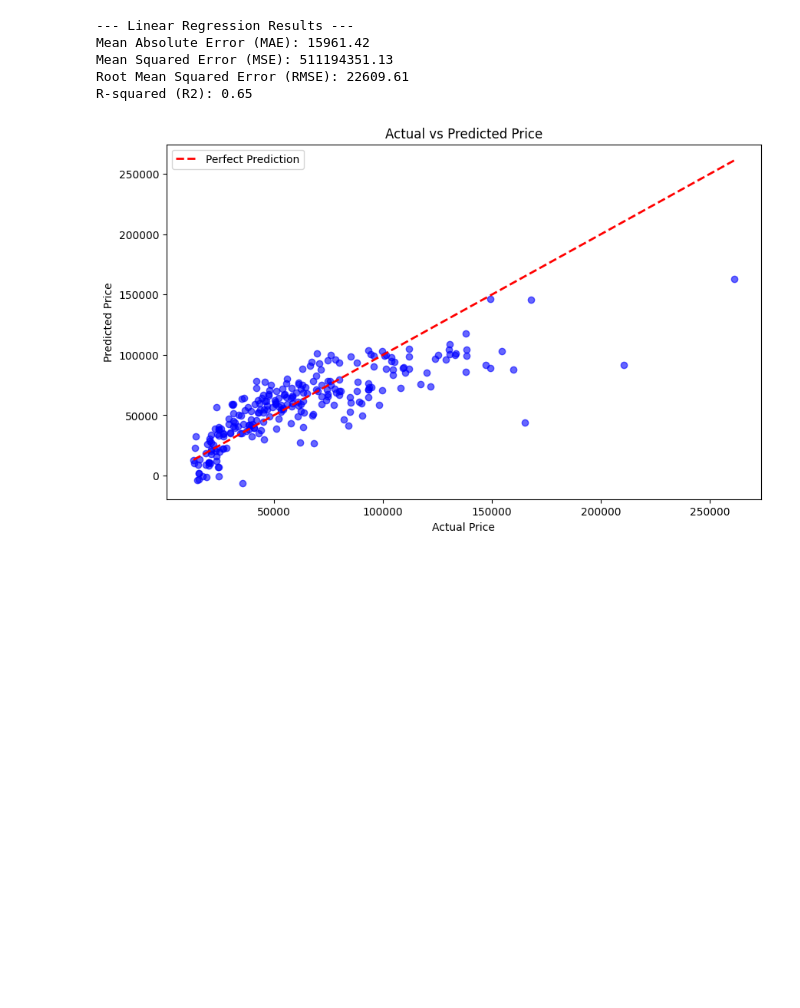
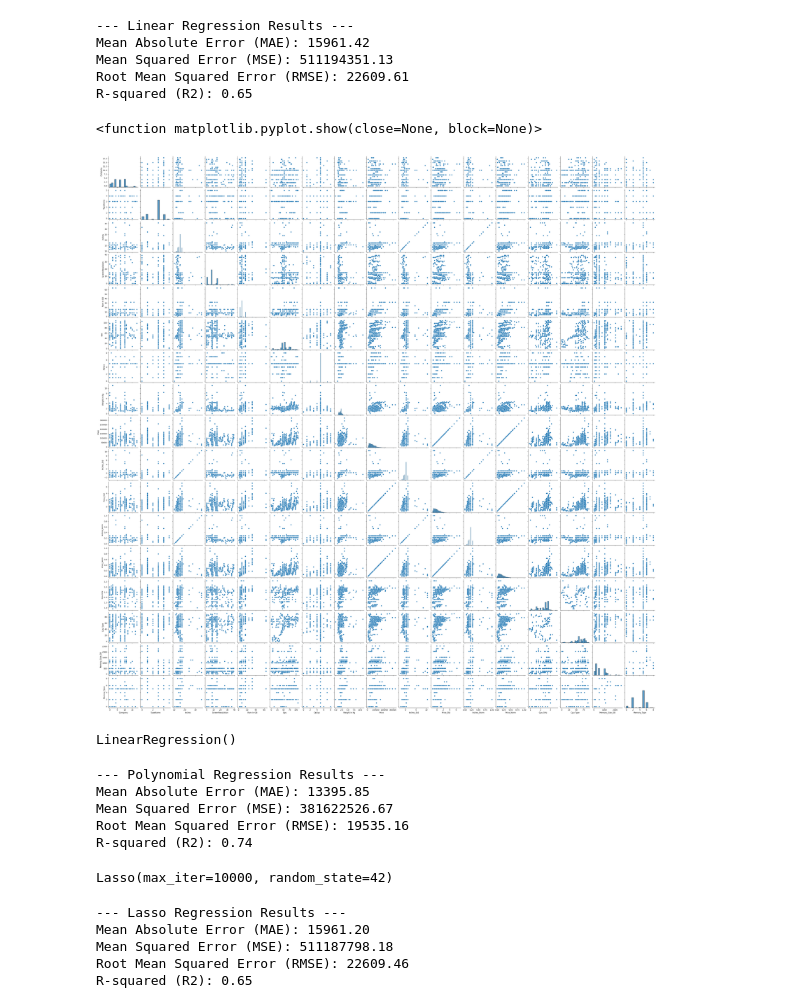
Before and after one commit to khoulaCode/machine-learning-code-orbit, a Jupyter notebook: team_members/from_tariq/preprocessing-data.ipynb, the cells around one changed output. Saved outputs shown, nothing was run; the diff lists cells and outputs as text; code cells hidden in the pictures; blank space fills up the shorter version.

```diff
--- a/team_members/from_tariq/preprocessing-data.ipynb
+++ b/team_members/from_tariq/preprocessing-data.ipynb
@@ -427,13 +427,9 @@ Mean Squared Error (MSE): 511194351.13
 Root Mean Squared Error (RMSE): 22609.61
 R-squared (R2): 0.65
 # %%
-plt.figure(figsize=(10, 6))
-plt.scatter(y_test, y_pred, color='blue', alpha=0.6)
-plt.plot([y_test.min(), y_test.max()], [y_test.min(), y_test.max()], 'r--', lw=2, label='Perfect Prediction')
-plt.xlabel("Actual Price")
-plt.ylabel("Predicted Price")
-plt.title("Actual vs Predicted Price")
-plt.legend()
-plt.show()
+import seaborn as sns
+sns.pairplot(df)
+plt.show
 # %% [output]
+<function matplotlib.pyplot.show(close=None, block=None)>
-[figure, old version]
+[figure, new version]
@@ -439,0 +441,48 @@ plt.show()
+# %%
+poly_model = LinearRegression()
+poly_model.fit(X_poly, y_train)
+# %% [output]
+LinearRegression()
+# %%
+y_pred_poly = poly_model.predict(X_test_poly)
+mae_poly = mean_absolute_error(y_test, y_pred_poly)
+mse_poly = mean_squared_error(y_test, y_pred_poly)
+rmse_poly = np.sqrt(mse_poly)
+r2_poly = r2_score(y_test, y_pred_poly)
+print("--- Polynomial Regression Results ---")
+print(f"Mean Absolute Error (MAE): {mae_poly:.2f}")
+print(f"Mean Squared Error (MSE): {mse_poly:.2f}")
+print(f"Root Mean Squared Error (RMSE): {rmse_poly:.2f}")
+print(f"R-squared (R2): {r2_poly:.2f}")
+# %% [output]
+--- Polynomial Regression Results ---
+Mean Absolute Error (MAE): 13395.85
+Mean Squared Error (MSE): 381622526.67
+Root Mean Squared Error (RMSE): 19535.16
+R-squared (R2): 0.74
+# %%
+from sklearn.linear_model import Lasso
+
+lasso = Lasso(alpha=1.0, max_iter=10000, random_state=42)
+lasso.fit(X_train, y_train)
+# %% [output]
+Lasso(max_iter=10000, random_state=42)
+# %%
+y_pred_lasso = lasso.predict(X_test)
+
+mae_lasso = mean_absolute_error(y_test, y_pred_lasso)
+mse_lasso = mean_squared_error(y_test, y_pred_lasso)
+rmse_lasso = np.sqrt(mse_lasso)
+r2_lasso = r2_score(y_test, y_pred_lasso)
+
+print("--- Lasso Regression Results ---")
+print(f"Mean Absolute Error (MAE): {mae_lasso:.2f}")
+print(f"Mean Squared Error (MSE): {mse_lasso:.2f}")
+print(f"Root Mean Squared Error (RMSE): {rmse_lasso:.2f}")
+print(f"R-squared (R2): {r2_lasso:.2f}")
+# %% [output]
+--- Lasso Regression Results ---
+Mean Absolute Error (MAE): 15961.20
+Mean Squared Error (MSE): 511187798.18
+Root Mean Squared Error (RMSE): 22609.46
+R-squared (R2): 0.65
```
Also changed, not shown: parts of 7 cells of this notebook.
